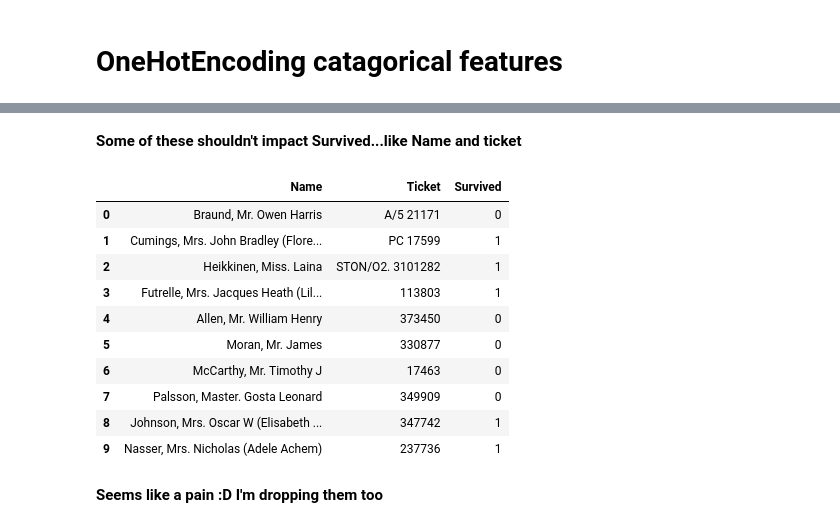
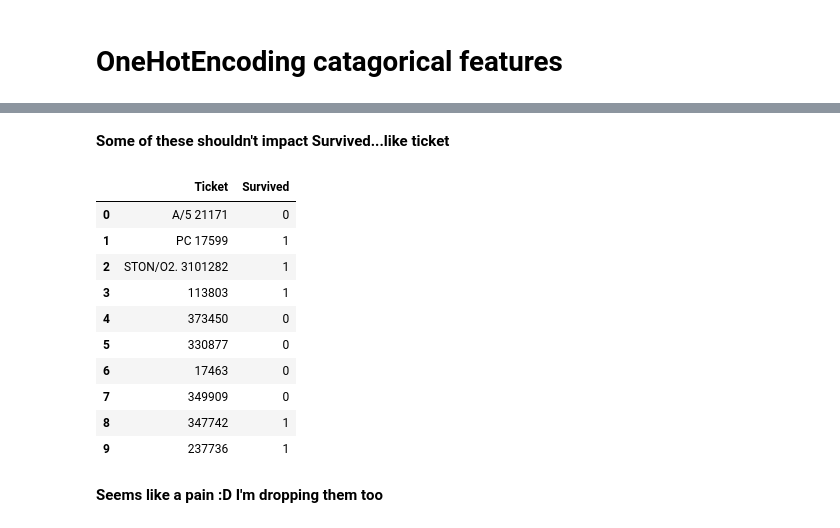
Before and after one commit to radclijd/Titanic_Machine_Learning_from_Disaster, a Jupyter notebook: titanic-second-go.ipynb, the cells around one changed output, grey strips where cells are left out. Saved outputs shown, nothing was run; the diff lists cells and outputs as text; code cells hidden in the pictures.

```diff
--- a/titanic-second-go.ipynb
+++ b/titanic-second-go.ipynb
@@ -391,0 +394,19 @@ test = test.drop(['Parch'], axis=1)
+# %%
+# need a function to get the title from the name
+def get_title(name):
+    step_1 = name.split(',')
+    step_2 = step_1[1].split('.')
+    title = step_2[0].strip()
+    return title
+# %%
+names_train = train['Name']
+titles_train = []
+for name_train in names_train:
+    titles_train.append(get_title(name_train))
+train['Title'] = titles_train
+
+names_test = test['Name']
+titles_test = []
+for name_test in names_test:
+    titles_test.append(get_title(name_test))
+test['Title'] = titles_test
@@ -391,0 +452,8 @@ test = test.drop(['Parch'], axis=1)
+# %%
+train['Title'] = train['Title'].replace({'Don':'Rare', 'Mme': 'Rare', 'Ms':'Rare', 'Major': 'Rare',
+                                         'Lady': 'Rare', 'Sir': 'Rare', 'Mlle': 'Rare', 'Col': 'Rare',
+                                         'Capt': 'Rare', 'the Countess': 'Rare', 'Jonkheer': 'Rare'})
+
+test['Title'] = test['Title'].replace({'Don':'Rare', 'Mme': 'Rare', 'Ms':'Rare', 'Major': 'Rare',
+                                         'Lady': 'Rare', 'Sir': 'Rare', 'Mlle': 'Rare', 'Col': 'Rare',
+                                         'Capt': 'Rare', 'the Countess': 'Rare', 'Jonkheer': 'Rare'})
@@ -392,3 +481,6 @@ test = test.drop(['Parch'], axis=1)
+# %%
+train = train.drop(['Name'], axis=1)
+test = test.drop(['Name'], axis=1)
 # %% [markdown]
 #  Let's see what that feature engineering did to our coorelations!
 # %%
@@ -410,19 +502,19 @@ Index(['Pclass', 'Name', 'Sex', 'Ticket', 'Embarked'], dtype='object')
 # %% [markdown]
-**Some of these shouldn't impact Survived...like Name and ticket**
+**Some of these shouldn't impact Survived...like ticket**
 # %%
-train[['Name', 'Ticket', 'Survived']].head(10)
+train[['Ticket', 'Survived']].head(10)
 # %% [output]
-|  | Name | Ticket | Survived |
-| 0 | Braund, Mr. Owen Harris | A/5 21171 | 0 |
-| 1 | Cumings, Mrs. John Bradley (Flore... | PC 17599 | 1 |
-| 2 | Heikkinen, Miss. Laina | STON/O2. 3101282 | 1 |
-| 3 | Futrelle, Mrs. Jacques Heath (Lil... | 113803 | 1 |
-| 4 | Allen, Mr. William Henry | 373450 | 0 |
-| 5 | Moran, Mr. James | 330877 | 0 |
-| 6 | McCarthy, Mr. Timothy J | 17463 | 0 |
-| 7 | Palsson, Master. Gosta Leonard | 349909 | 0 |
-| 8 | Johnson, Mrs. Oscar W (Elisabeth ... | 347742 | 1 |
-| 9 | Nasser, Mrs. Nicholas (Adele Achem) | 237736 | 1 |
+|  | Ticket | Survived |
+| 0 | A/5 21171 | 0 |
+| 1 | PC 17599 | 1 |
+| 2 | STON/O2. 3101282 | 1 |
+| 3 | 113803 | 1 |
+| 4 | 373450 | 0 |
+| 5 | 330877 | 0 |
+| 6 | 17463 | 0 |
+| 7 | 349909 | 0 |
+| 8 | 347742 | 1 |
+| 9 | 237736 | 1 |
 # %% [markdown]
 **Seems like a pain :D I'm dropping them too**
 # %%
```
Also changed, not shown: parts of 32 cells of this notebook.
